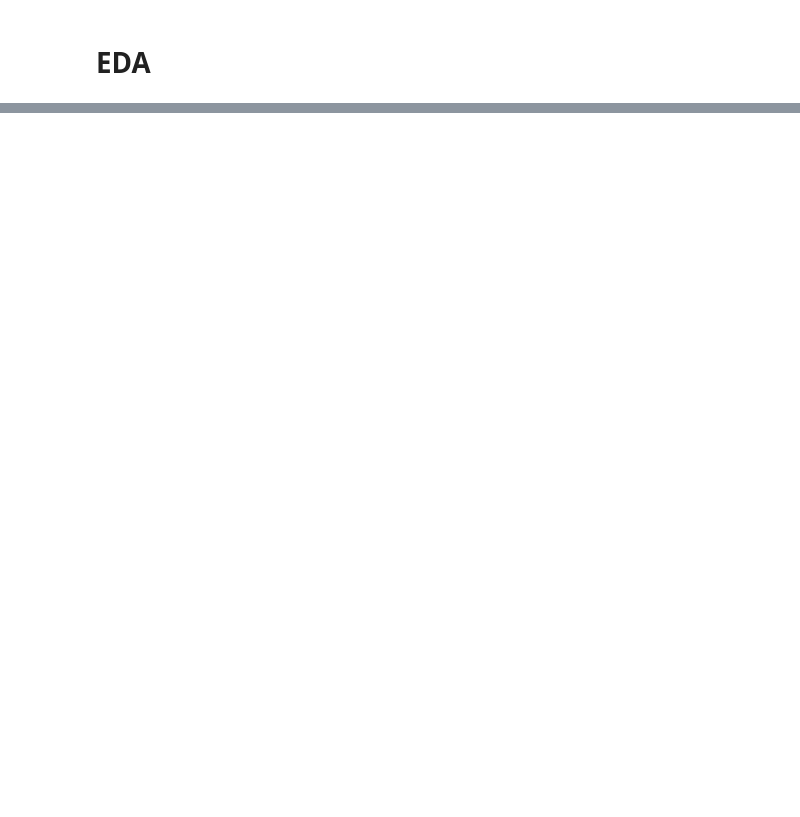
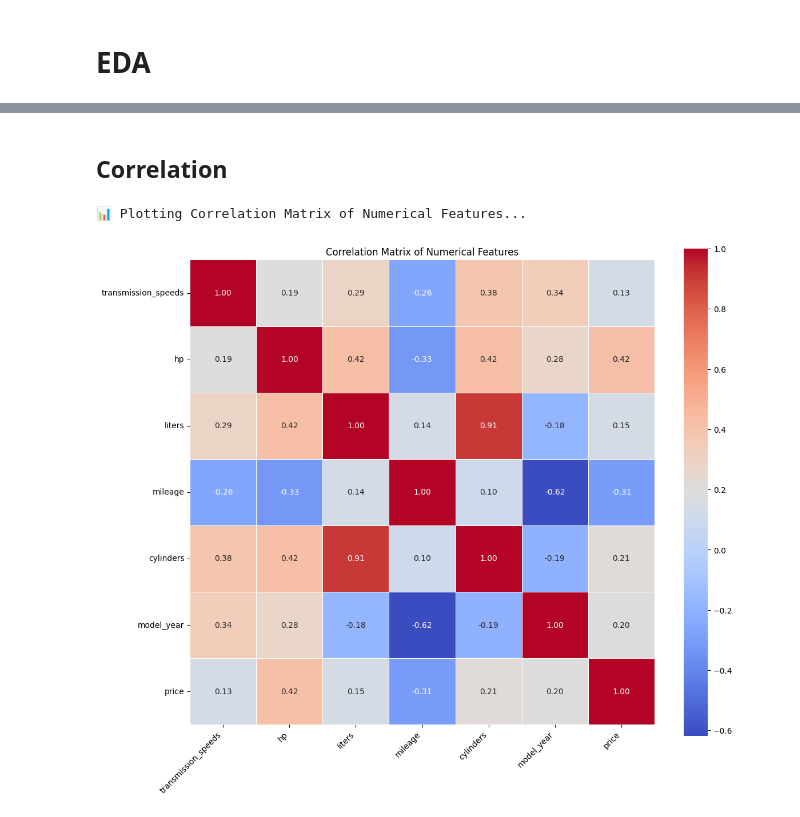
Before and after one commit to DigimonFrankie/Projects, a Jupyter notebook: Used Car Price Prediction: Predictive Modeling with Real-World Data/EDA.ipynb, the cells around one changed output, grey strips where cells are left out. Cells and saved outputs as stored; diff of their text form; code cells hidden in the pictures; blank space fills up the shorter version.

```diff
--- a/Used Car Price Prediction: Predictive Modeling with Real-World Data/EDA.ipynb
+++ b/Used Car Price Prediction: Predictive Modeling with Real-World Data/EDA.ipynb
@@ -89,0 +136,2 @@ memory usage: 563.9+ KB
+# %% [markdown]
+## Correlation
@@ -89,0 +188,5 @@ memory usage: 563.9+ KB
+# %%
+numericaleda.plot_corr_heat_map()
+# %% [output]
+📊 Plotting Correlation Matrix of Numerical Features...
+[figure, added]
```
Also changed, not shown: parts of 17 cells of this notebook, 3 other files.
